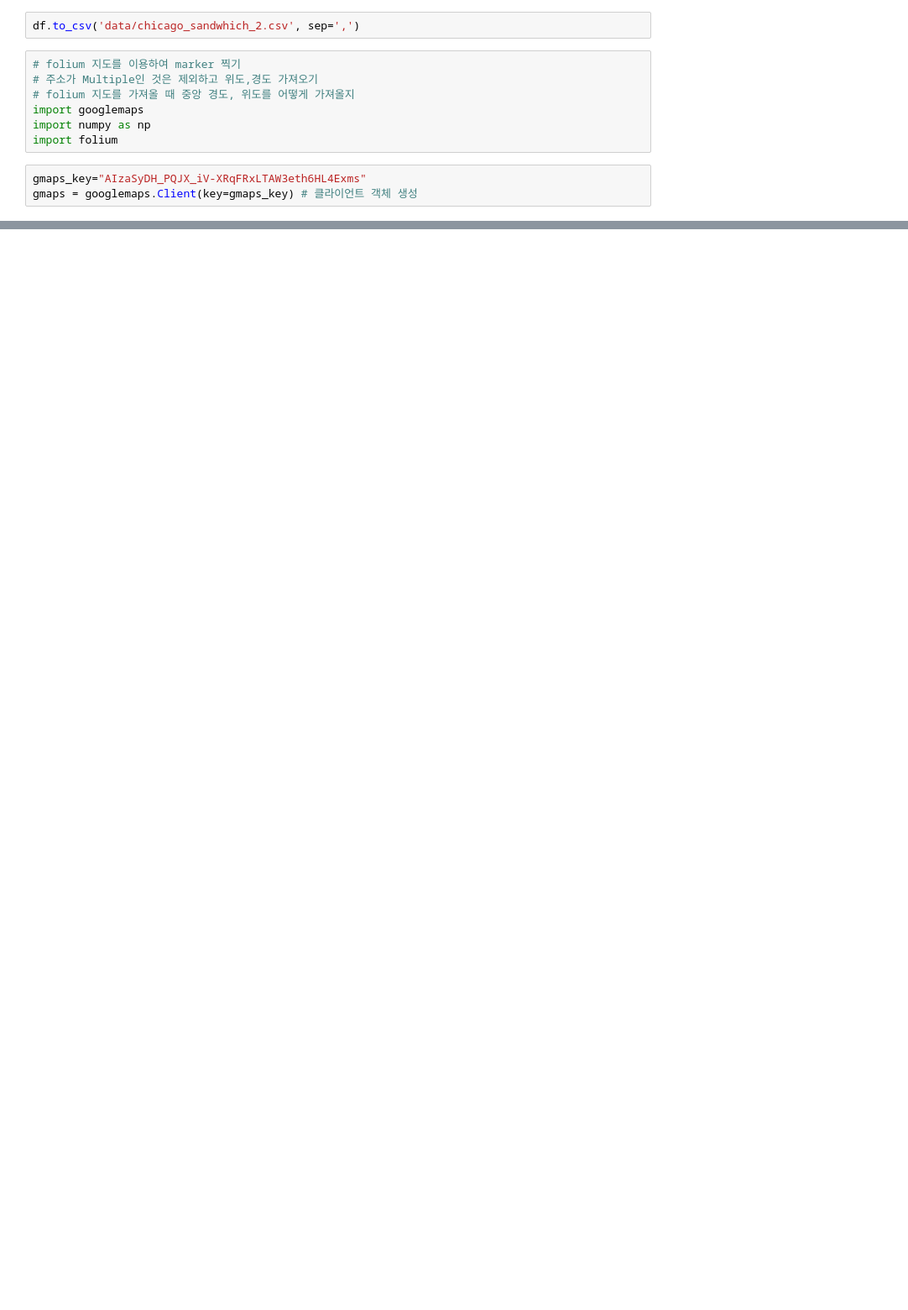
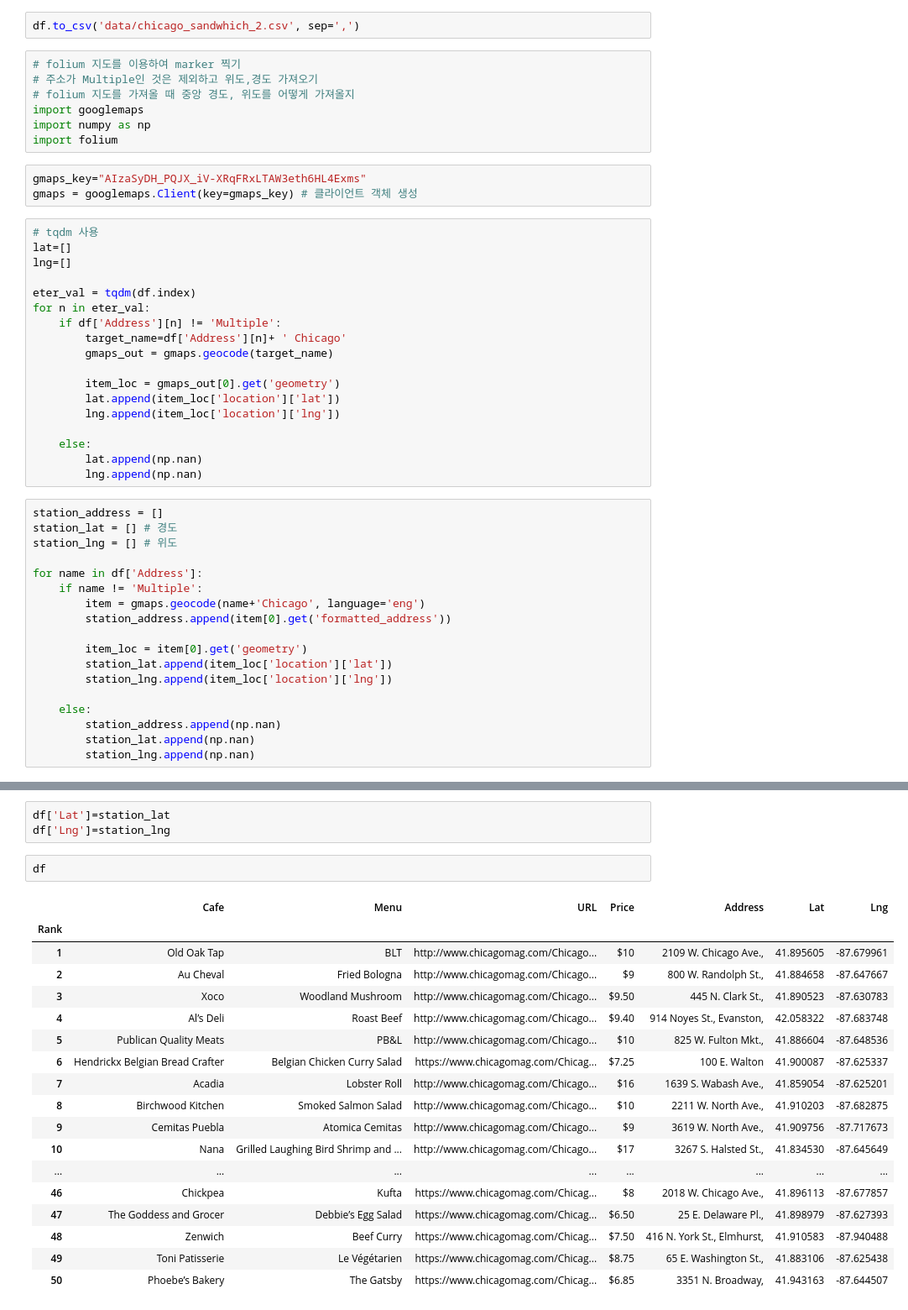
Before and after one commit to kjhjh04003/data-analysis, a Jupyter notebook: 샌드위치순위50.ipynb, the cells around one changed output, grey strips where cells are left out. Shown at 84% size. Cells and saved outputs as stored; diff of their text form; blank space fills up the shorter version.

```diff
--- a/샌드위치순위50.ipynb
+++ b/샌드위치순위50.ipynb
@@ -327,3 +327,39 @@ import folium
 # %%
 gmaps_key="AIzaSyDH_PQJX_iV-XRqFRxLTAW3eth6HL4Exms"
 gmaps = googlemaps.Client(key=gmaps_key) # 클라이언트 객체 생성
+# %%
+# tqdm 사용
+lat=[]
+lng=[]
+
+eter_val = tqdm(df.index)
+for n in eter_val:
+    if df['Address'][n] != 'Multiple':
+        target_name=df['Address'][n]+ ' Chicago'
+        gmaps_out = gmaps.geocode(target_name)
+
+        item_loc = gmaps_out[0].get('geometry')
+        lat.append(item_loc['location']['lat'])
+        lng.append(item_loc['location']['lng'])
+
+    else:
+        lat.append(np.nan)
+        lng.append(np.nan)
+# %%
+station_address = []
+station_lat = [] # 경도
+station_lng = [] # 위도
+
+for name in df['Address']:
+    if name != 'Multiple':
+        item = gmaps.geocode(name+'Chicago', language='eng')
+        station_address.append(item[0].get('formatted_address'))
+
+        item_loc = item[0].get('geometry')
+        station_lat.append(item_loc['location']['lat'])
+        station_lng.append(item_loc['location']['lng'])
+
+    else:
+        station_address.append(np.nan)
+        station_lat.append(np.nan)
+        station_lng.append(np.nan)
@@ -329,0 +391,24 @@ gmaps = googlemaps.Client(key=gmaps_key) # 클라이언트 객체 생성
+# %%
+df['Lat']=station_lat
+df['Lng']=station_lng
+# %%
+df
+# %% [output]
+|  | Cafe | Menu | URL | Price | Address | Lat | Lng |
+| Rank |  |  |  |  |  |  |  |
+| 1 | Old Oak Tap | BLT | http://www.chicagomag.com/Chicago... | $10 | 2109 W. Chicago Ave., | 41.895605 | -87.679961 |
+| 2 | Au Cheval | Fried Bologna | http://www.chicagomag.com/Chicago... | $9 | 800 W. Randolph St., | 41.884658 | -87.647667 |
+| 3 | Xoco | Woodland Mushroom | http://www.chicagomag.com/Chicago... | $9.50 | 445 N. Clark St., | 41.890523 | -87.630783 |
+| 4 | Al’s Deli | Roast Beef | http://www.chicagomag.com/Chicago... | $9.40 | 914 Noyes St., Evanston, | 42.058322 | -87.683748 |
+| 5 | Publican Quality Meats | PB&L | http://www.chicagomag.com/Chicago... | $10 | 825 W. Fulton Mkt., | 41.886604 | -87.648536 |
+| 6 | Hendrickx Belgian Bread Crafter | Belgian Chicken Curry Salad | https://www.chicagomag.com/Chicag... | $7.25 | 100 E. Walton | 41.900087 | -87.625337 |
+| 7 | Acadia | Lobster Roll | http://www.chicagomag.com/Chicago... | $16 | 1639 S. Wabash Ave., | 41.859054 | -87.625201 |
+| 8 | Birchwood Kitchen | Smoked Salmon Salad | http://www.chicagomag.com/Chicago... | $10 | 2211 W. North Ave., | 41.910203 | -87.682875 |
+| 9 | Cemitas Puebla | Atomica Cemitas | http://www.chicagomag.com/Chicago... | $9 | 3619 W. North Ave., | 41.909756 | -87.717673 |
+| 10 | Nana | Grilled Laughing Bird Shrimp and ... | http://www.chicagomag.com/Chicago... | $17 | 3267 S. Halsted St., | 41.834530 | -87.645649 |
+| ... | ... | ... | ... | ... | ... | ... | ... |
+| 46 | Chickpea | Kufta | https://www.chicagomag.com/Chicag... | $8 | 2018 W. Chicago Ave., | 41.896113 | -87.677857 |
+| 47 | The Goddess and Grocer | Debbie’s Egg Salad | https://www.chicagomag.com/Chicag... | $6.50 | 25 E. Delaware Pl., | 41.898979 | -87.627393 |
+| 48 | Zenwich | Beef Curry | https://www.chicagomag.com/Chicag... | $7.50 | 416 N. York St., Elmhurst, | 41.910583 | -87.940488 |
+| 49 | Toni Patisserie | Le Végétarien | https://www.chicagomag.com/Chicag... | $8.75 | 65 E. Washington St., | 41.883106 | -87.625438 |
+| 50 | Phoebe’s Bakery | The Gatsby | https://www.chicagomag.com/Chicag... | $6.85 | 3351 N. Broadway, | 41.943163 | -87.644507 |
```
Also changed, not shown: parts of 6 cells of this notebook.
